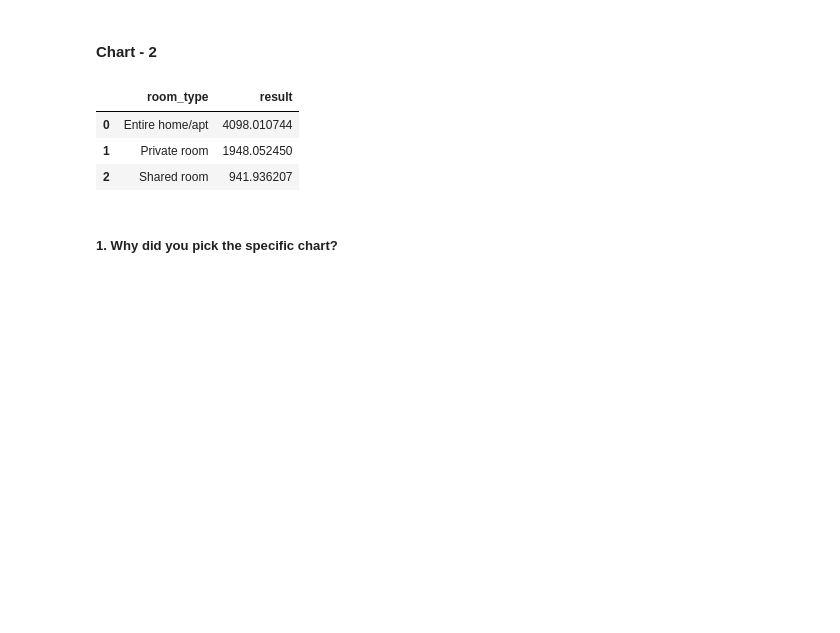
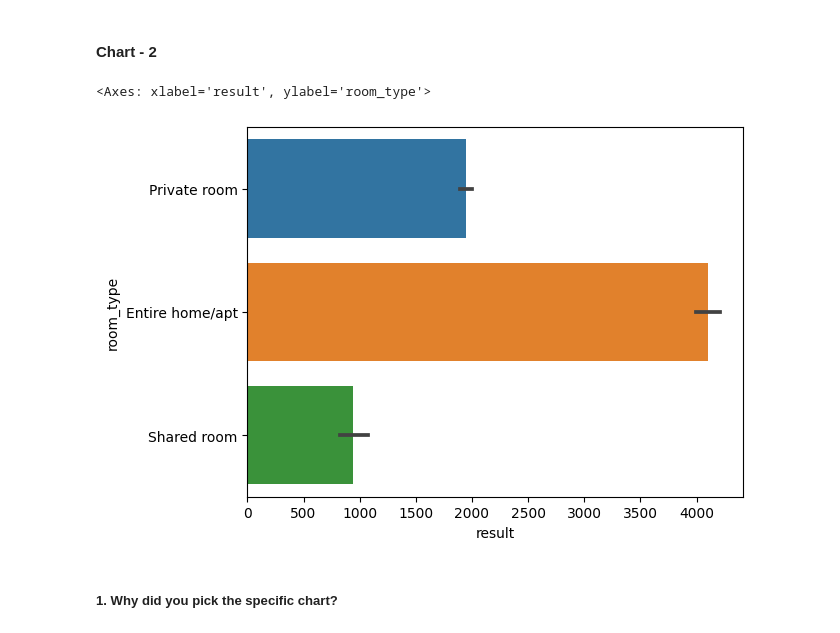
Before and after one commit to HarshitSoni0401/AirBnbProject, a Jupyter notebook: Individual_work_AirBNB_Project_.ipynb, the cells around one changed output. Cells and saved outputs as stored; diff of their text form; code cells hidden in the pictures; blank space fills up the shorter version.

```diff
--- a/Individual_work_AirBNB_Project_.ipynb
+++ b/Individual_work_AirBNB_Project_.ipynb
@@ -347,21 +361,20 @@ Answer Here
 # %%
 # Chart - 2 visualization code
 # Which room type has generated more revenue???
 
 hotel_data['price'] = hotel_data['price'].astype(int)
 hotel_data['number_of_reviews'] = hotel_data['number_of_reviews'].astype(int)
 
 hotel_data['result'] = hotel_data['price'] * hotel_data['number_of_reviews']
 
 avg_booking = hotel_data.groupby('room_type').agg({'result':'mean'})
 
 avg_booking = avg_booking.reset_index()
-avg_booking
+# avg_booking
+sns.barplot(x= 'result',y = 'room_type' , data = hotel_data, orient= 'h')
 # %% [output]
-|  | room_type | result |
-| 0 | Entire home/apt | 4098.010744 |
-| 1 | Private room | 1948.052450 |
-| 2 | Shared room | 941.936207 |
+<Axes: xlabel='result', ylabel='room_type'>
+[figure, added]
 # %% [markdown]
 ##### 1. Why did you pick the specific chart?
 # %% [markdown]
```
Also changed, not shown: parts of 23 cells of this notebook.
